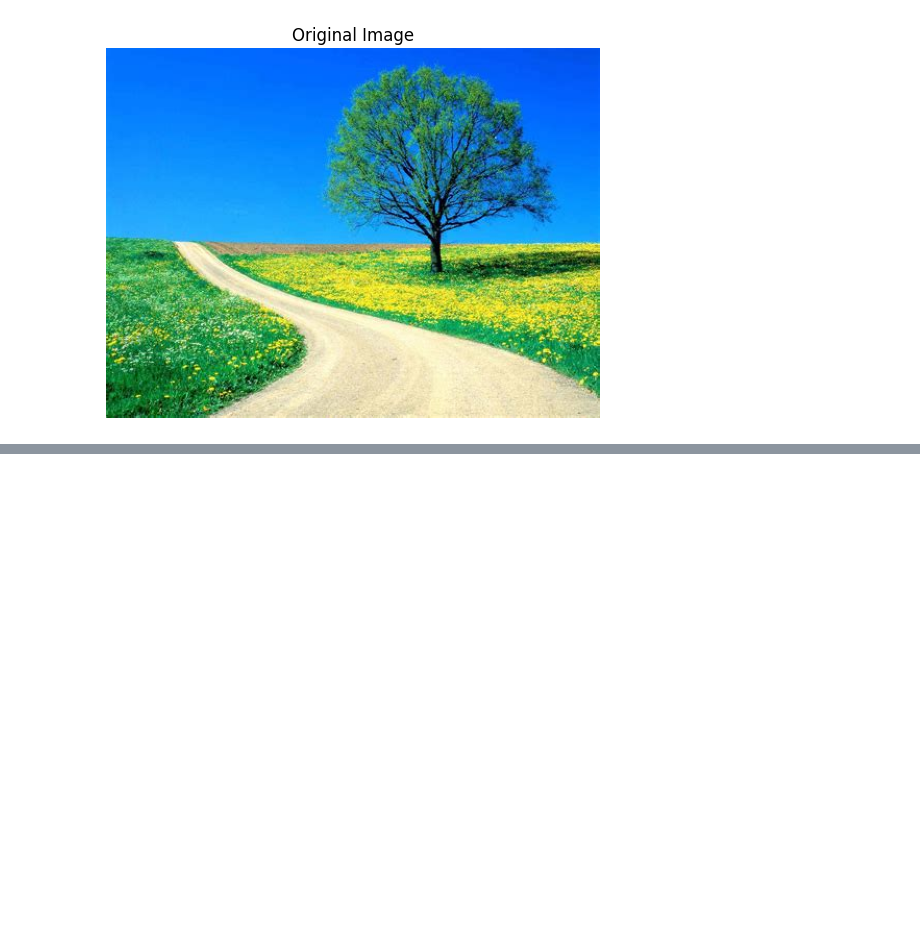
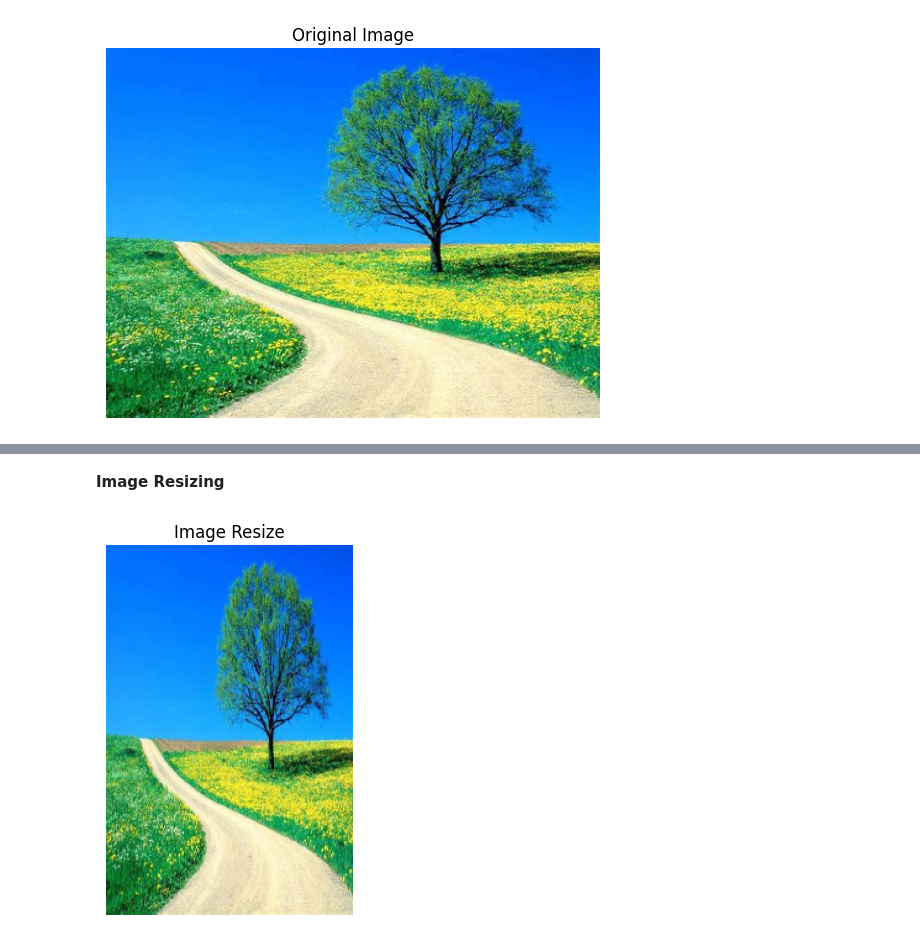
Before and after one commit to bhausaheb-pachaptil/Basics-of-Python-, a Jupyter notebook: BasicTask.ipynb, the cells around one changed output, grey strips where cells are left out. Saved outputs shown, nothing was run; the diff lists cells and outputs as text; code cells hidden in the pictures; blank space fills up the shorter version.

```diff
--- a/BasicTask.ipynb
+++ b/BasicTask.ipynb
@@ -14,0 +25,10 @@ plt.show()
+# %% [markdown]
+**Image Resizing**
+# %%
+resized=cv2.resize(img,(200,300))
+plt.imshow(cv2.cvtColor(resized,cv2.COLOR_BGR2RGB))
+plt.title("Image Resize")
+plt.axis("off")
+plt.show()
+# %% [output]
+[figure, added]
```
Also changed, not shown: parts of 8 cells of this notebook.
